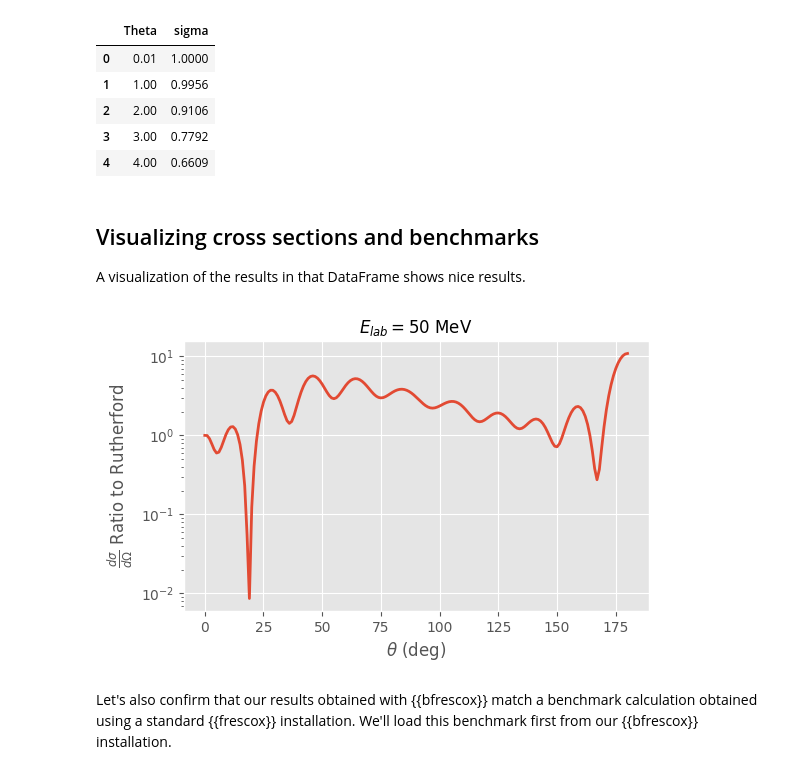
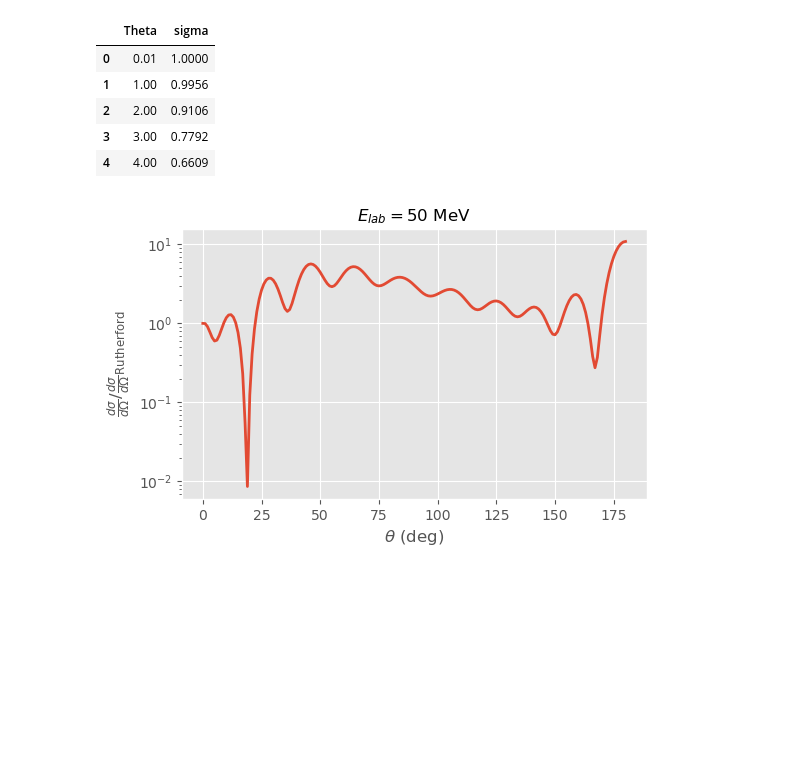
Before and after one commit to bandframework/Bfrescox, a Jupyter notebook: book/notebooks/elastic_from_template_example.ipynb, the cells around one changed output. Saved outputs shown, nothing was run; the diff lists cells and outputs as text; code cells hidden in the pictures; blank space fills up the shorter version.

Commit message:
update elastic nb

```diff
--- a/book/notebooks/elastic_from_template_example.ipynb
+++ b/book/notebooks/elastic_from_template_example.ipynb
@@ -71,7 +49,7 @@ Now let's define the **masses**, **spins**, **energy**, **number of partial wave
 # %%
 import bfrescox
 
-elastic_scattering_system =  {
+system_spec =  {
           "target_mass_amu" : 78,
           "target_atomic_number" : 28,
           "target_spin" : 0,
@@ -85,10 +63,11 @@ elastic_scattering_system =  {
           "E_0_MeV": 0.0,
           "step_size_fm": 0.1,
           "reaction_name": "p+Ni78 Coulomb + Nuclear"
-        }
+}
 
+TEMPLATE_PATH = EXAMPLE_DIR.joinpath("78Ni_p_elastic_example.template")
 bfrescox.generate_elastic_template(
-    TEMPLATE_NAME, **elastic_scattering_system
+    TEMPLATE_PATH, **system_spec
 )
 # %% [markdown]
 We now have generated the {{bfrescox}} **template** for the system! Let's see what this looks like.
@@ -133,8 +119,8 @@ elastic_optical_model_parameters = {
 }
 
 cfg = bfrescox.Configuration.from_template(
-    TEMPLATE_NAME,
-    FRESCOX_INPUT,
+    TEMPLATE_PATH,
+    EXAMPLE_DIR.joinpath("frescox.in"),
     elastic_optical_model_parameters,
     overwrite=True,
 )
@@ -173,7 +158,7 @@ NAMELIST
 
 Now that we have generated the {{frescox}} **input file**, running the elastic scattering calculation is extremely easy!
 # %%
-bfrescox.run_simulation(cfg, FRESCOX_OUTPUT, cwd=RESULTS_FOLDER, overwrite=True)
+bfrescox.run_simulation(cfg, EXAMPLE_DIR.joinpath("frescox.out"), cwd=EXAMPLE_DIR)
 # %% [markdown]
 Done! All we need to do is parse the results and extract the physical quantities we want. Let's focus on extracting the cross sections from the **output files**.
 # %% [markdown]
@@ -182,5 +167,5 @@ For this particular scattering system setup, {{frescox}} writes the ratio to Rut
 # %%
-fort16_df = bfrescox.parse_fort16(FRESCOX_FORT_16)
+fort16_df = bfrescox.parse_fort16(EXAMPLE_DIR.joinpath("fort.16"))
 r2R_df = fort16_df["channel_1"]
 # %% [markdown]
 Let's see what the cross sections look like!
@@ -196,21 +178,15 @@ display(r2R_df.head())
 | 2 | 2.00 | 0.9106 |
 | 3 | 3.00 | 0.7792 |
 | 4 | 4.00 | 0.6609 |
-# %% [markdown]
-## Visualizing cross sections and benchmarks
-
-A visualization of the results in that DataFrame shows nice results.
 # %%
 fig = plt.figure(1, figsize=(6, 3.5))
 
 subp = fig.add_subplot(111)
 subp.set_title(r"$E_{lab} = 50$ MeV", fontsize=FONTSIZE)
 subp.plot(r2R_df.Theta, r2R_df.sigma, lw=LINEWIDTH)
 subp.set_yscale('log')
-subp.set_ylabel(r"$\frac{d\sigma}{d\Omega}$ Ratio to Rutherford", fontsize=FONTSIZE)
+subp.set_ylabel(r"$\frac{d\sigma}{d\Omega} / \frac{d\sigma}{d\Omega}_\text{Rutherford}$", fontsize=FONTSIZE)
 subp.set_xlabel(r"$\theta$ (deg)", fontsize=FONTSIZE)
 subp.tick_params(axis='both', which='major', labelsize=TICK_FONTSIZE)
 # %% [output]
-[figure, old version]
+[figure, new version]
-# %% [markdown]
-Let's also confirm that our results obtained with {{bfrescox}} match a benchmark calculation obtained using a standard {{frescox}} installation.  We'll load this benchmark first from our {{bfrescox}} installation.
```
Also changed, not shown: parts of 17 cells of this notebook.
